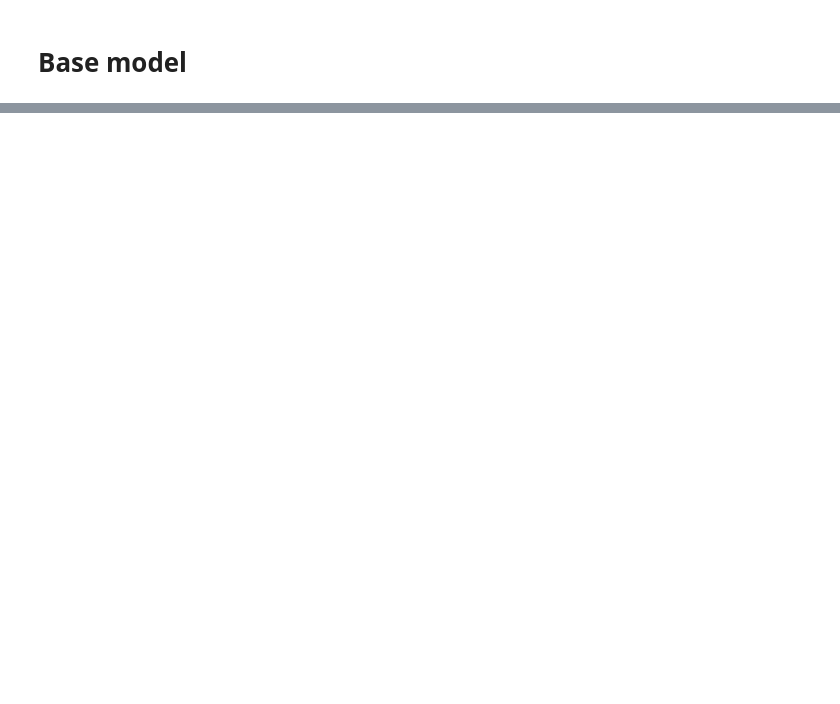
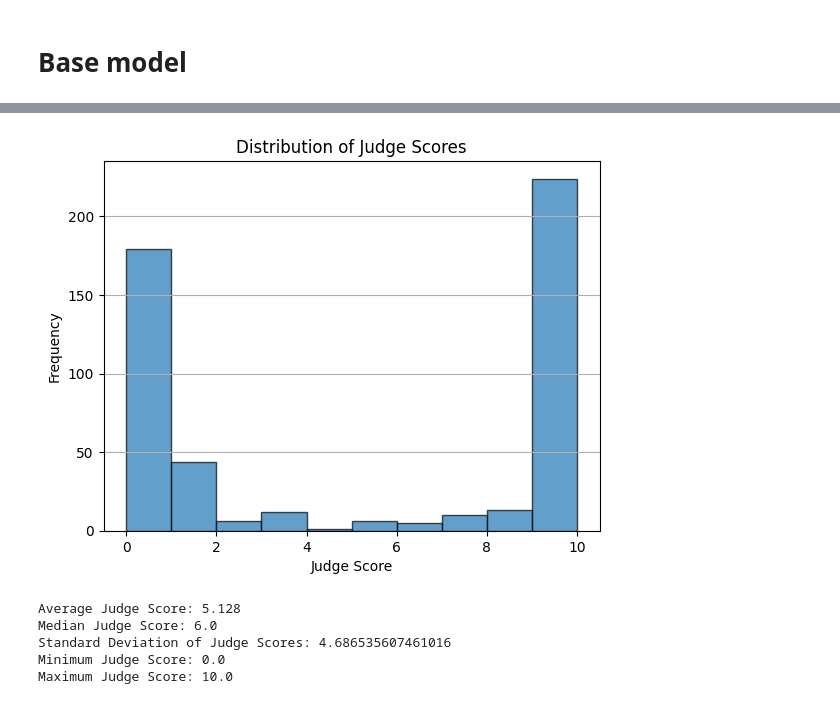
Before and after one commit to erzar0/llm-fine-tuning, a Jupyter notebook: evaluate.ipynb, the cells around one changed output, grey strips where cells are left out. Cells and saved outputs as stored; diff of their text form; code cells hidden in the pictures; blank space fills up the shorter version.

```diff
--- a/evaluate.ipynb
+++ b/evaluate.ipynb
@@ -263,3 +603,22 @@ print(exact_match_count, "exact matches out of", MAX_TEST_SIZE)
+# %%
+plt.hist(judge_scores, bins=10, edgecolor='black', alpha=0.7)
+plt.title("Distribution of Judge Scores")
+plt.xlabel("Judge Score")
+plt.ylabel("Frequency")
+plt.grid(axis='y')
+plt.show()
+print("Average Judge Score:", np.mean(judge_scores))
+print("Median Judge Score:", np.median(judge_scores))
+print("Standard Deviation of Judge Scores:", np.std(judge_scores))
+print("Minimum Judge Score:", np.min(judge_scores))
+print("Maximum Judge Score:", np.max(judge_scores))
+# %% [output]
+[figure, added]
+Average Judge Score: 5.128
+Median Judge Score: 6.0
+Standard Deviation of Judge Scores: 4.686535607461016
+Minimum Judge Score: 0.0
+Maximum Judge Score: 10.0
 # %%
 from scipy import stats
 import numpy as np
```
Also changed, not shown: parts of 9 cells of this notebook, 1 other file.
